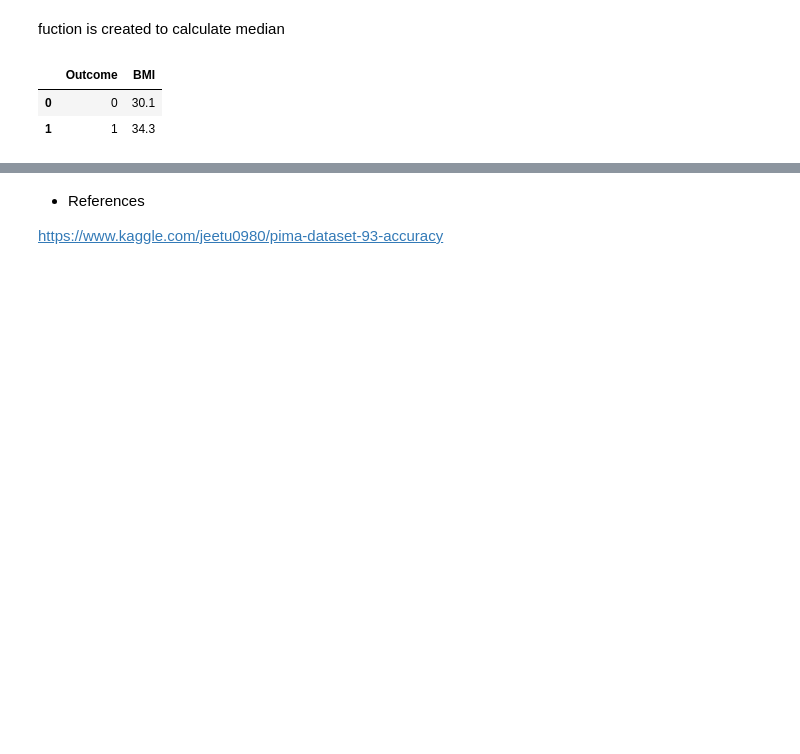
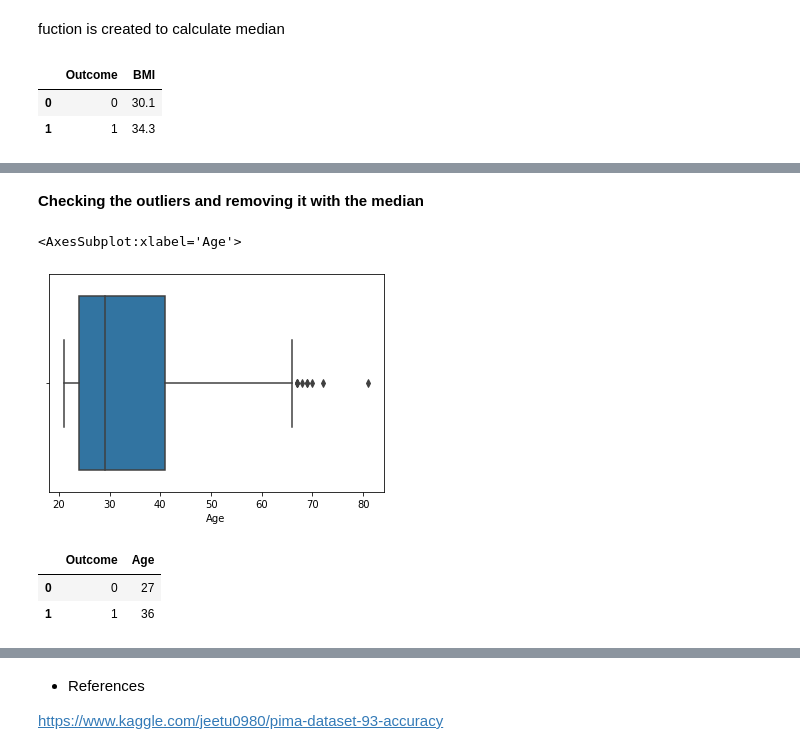
Before and after one commit to dalek7/SKKU_ML_21S, a Jupyter notebook: W10_05_logistic_regression_pima_dataset.ipynb, the cells around one changed output, grey strips where cells are left out. Saved outputs shown, nothing was run; the diff lists cells and outputs as text; code cells hidden in the pictures; blank space fills up the shorter version.

```diff
--- a/W10_05_logistic_regression_pima_dataset.ipynb
+++ b/W10_05_logistic_regression_pima_dataset.ipynb
@@ -72,0 +113,13 @@ det_median('BMI')
+# %%
+df.loc[(df['Outcome']==0) & (df['BMI'].isnull()),'BMI'] =30.1
+df.loc[(df['Outcome']==1) & (df['BMI'].isnull()),'BMI'] =30.1
+df.loc[(df['Outcome']==0) & (df['Glucose'].isnull()),'Glucose'] =107.0
+df.loc[(df['Outcome']==1) & (df['Glucose'].isnull()),'Glucose'] =140.0
+df.loc[(df['Outcome']==0) & (df['BloodPressure'].isnull()),'BloodPressure'] =70.0
+df.loc[(df['Outcome']==1) & (df['BloodPressure'].isnull()),'BloodPressure'] =74.5
+# df.loc[(df['Outcome']==0) & (df['Pregnancies'].isnull()),'Pregnancies'] =3
+# df.loc[(df['Outcome']==1) & (df['Pregnancies'].isnull()),'Pregnancies'] =5
+df.loc[(df['Outcome']==0) & (df['Insulin'].isnull()),'Insulin'] =102.5
+df.loc[(df['Outcome']==1) & (df['Insulin'].isnull()),'Insulin'] =169.5
+df.loc[(df['Outcome']==0) & (df['SkinThickness'].isnull()),'SkinThickness'] =27.0
+df.loc[(df['Outcome']==1) & (df['SkinThickness'].isnull()),'SkinThickness'] =32.0
@@ -72,0 +139,15 @@ det_median('BMI')
+# %% [markdown]
+**Checking the outliers and removing it with the median**
+# %%
+#sns.PairGrid(data = df.Age)
+
+sns.boxplot(df.Age)
+# %% [output]
+<AxesSubplot:xlabel='Age'>
+[figure, added]
+# %%
+det_median('Age')
+# %% [output]
+|  | Outcome | Age |
+| 0 | 0 | 27 |
+| 1 | 1 | 36 |
```
Also changed, not shown: parts of 37 cells of this notebook.
